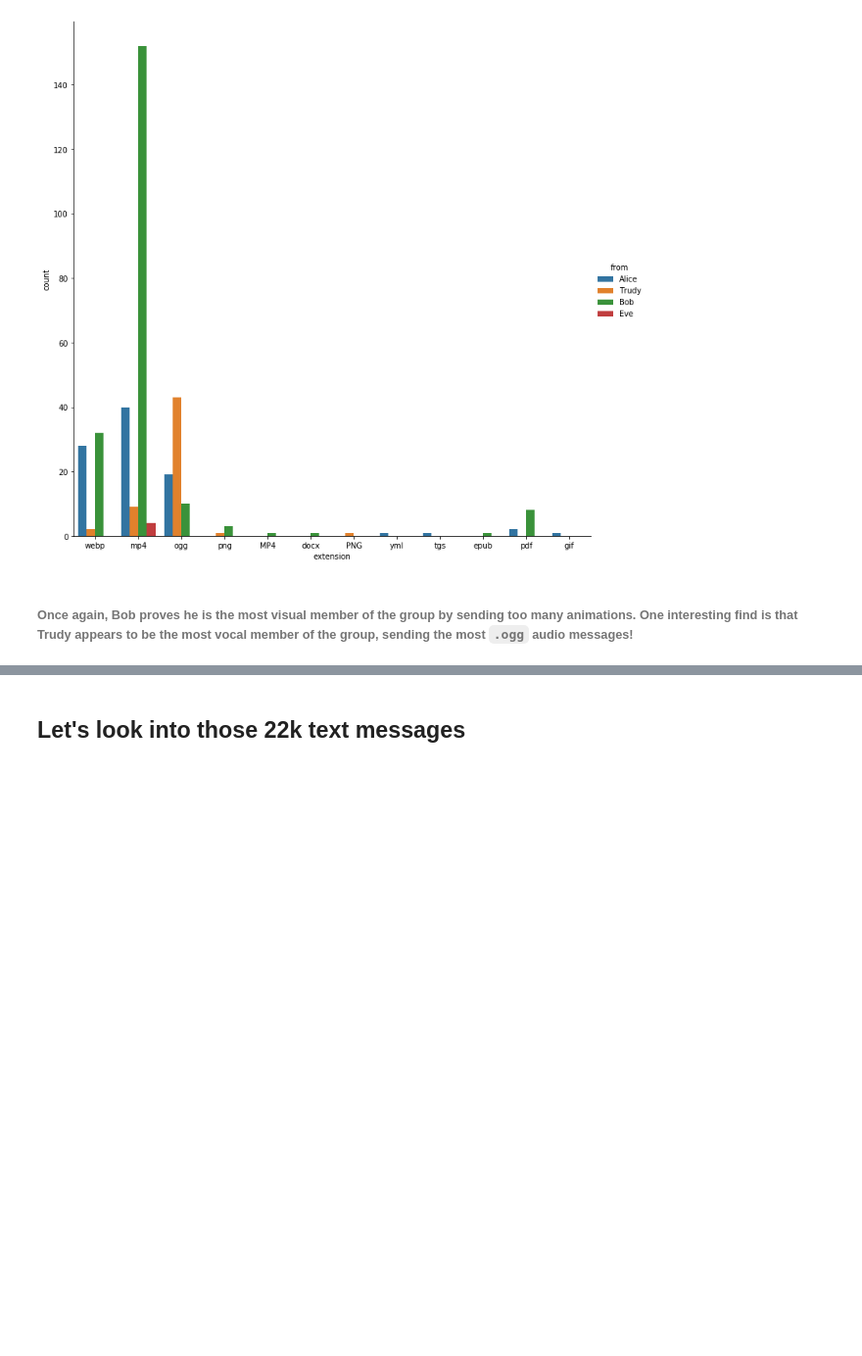
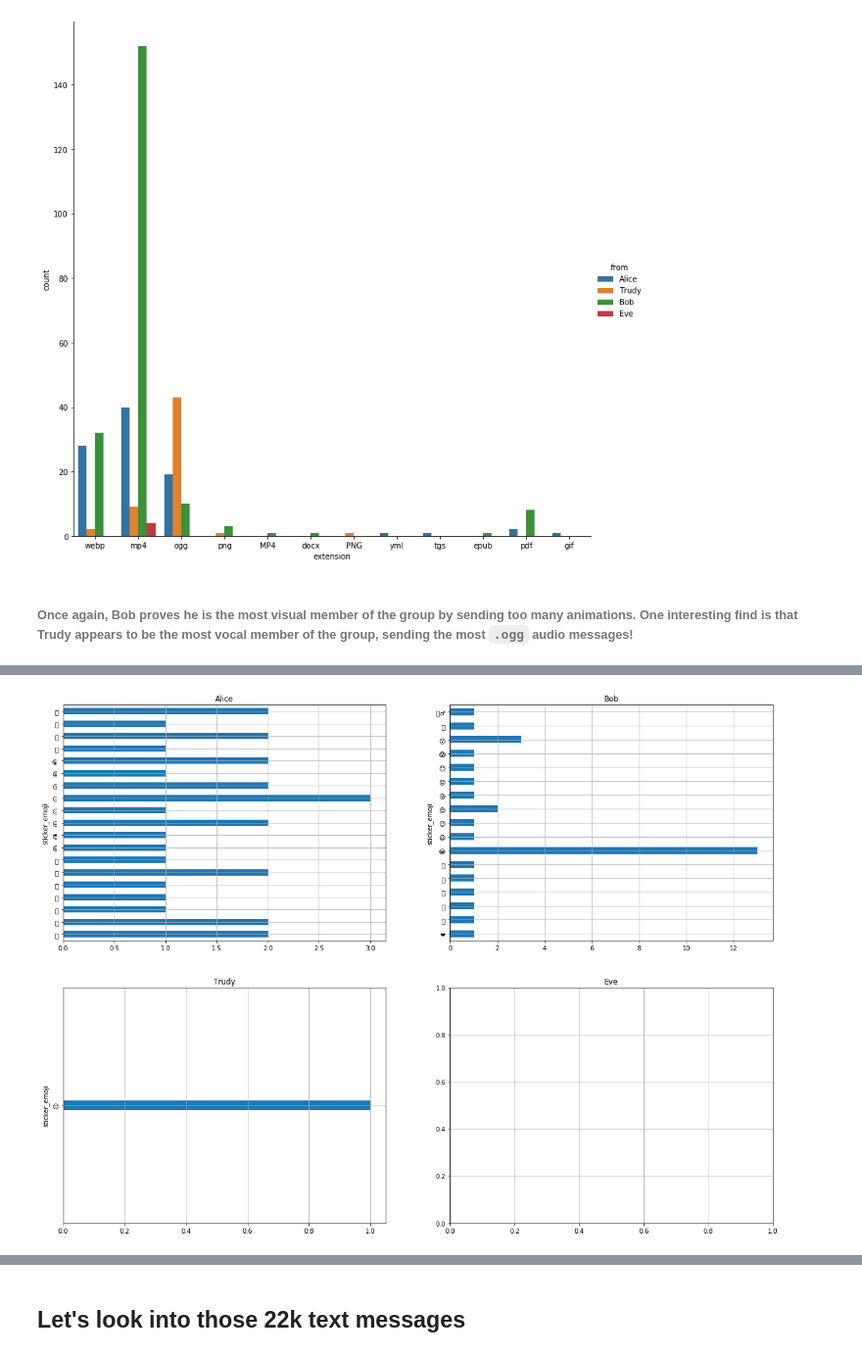
Before and after one commit to galimba/telegram-group-analytics, a Jupyter notebook: terapia_de_grupo.ipynb, the cells around one changed output, grey strips where cells are left out. Shown at 98% size. Cells and saved outputs as stored; diff of their text form; code cells hidden in the pictures; blank space fills up the shorter version.

```diff
--- a/terapia_de_grupo.ipynb
+++ b/terapia_de_grupo.ipynb
@@ -332,0 +347,35 @@ g = sns.catplot(x="extension", hue="from",
+# %%
+# setting up a few pd.Series to count each member's single-emoji messages
+solo_emoji_df=msg_df[['sticker_emoji','from']].dropna()
+#alice
+alice_solo_emoji= solo_emoji_df.loc[solo_emoji_df['from']=='Alice']
+alice_solo_emoji_count= alice_solo_emoji.groupby('sticker_emoji')['from'].count()
+#bob
+bob_solo_emoji= solo_emoji_df.loc[solo_emoji_df['from']=='Bob']
+bob_solo_emoji_count= bob_solo_emoji.groupby('sticker_emoji')['from'].count()
+#trudy
+trudy_solo_emoji= solo_emoji_df.loc[solo_emoji_df['from']=='Trudy']
+trudy_solo_emoji_count= trudy_solo_emoji.groupby('sticker_emoji')['from'].count()
+#eve
+eve_solo_emoji= solo_emoji_df.loc[solo_emoji_df['from']=='Eve']
+eve_solo_emoji_count= eve_solo_emoji.groupby('sticker_emoji')['from'].count()
+# %%
+# plot 2x2
+fig, axes = plt.subplots(nrows=2, ncols=2, figsize=(20, 15))
+alice_solo_emoji_count.plot.barh(ax=axes[0,0],
+        y='delta',title='Alice'); axes[0,0].set_title('Alice')
+bob_solo_emoji_count.plot.barh(ax=axes[0,1],
+        y='delta',title='Bob'); axes[0,1].set_title('Bob')
+trudy_solo_emoji_count.plot.barh(ax=axes[1,0],
+        y='delta',title='Trudy',width=0.02); axes[1,0].set_title('Trudy')
+#eve_solo_emoji_count.plot.barh(ax=axes[1,1],
+#        y='delta',title='Eve');
+# Eve didn't send any single-emoji messages
+axes[1,1].set_title('Eve')
+axes[0,0].grid()
+axes[0,1].grid()
+axes[1,0].grid()
+axes[1,1].grid()
+plt.show();
+# %% [output]
+[figure, added]
```
Also changed, not shown: parts of 28 cells of this notebook.
